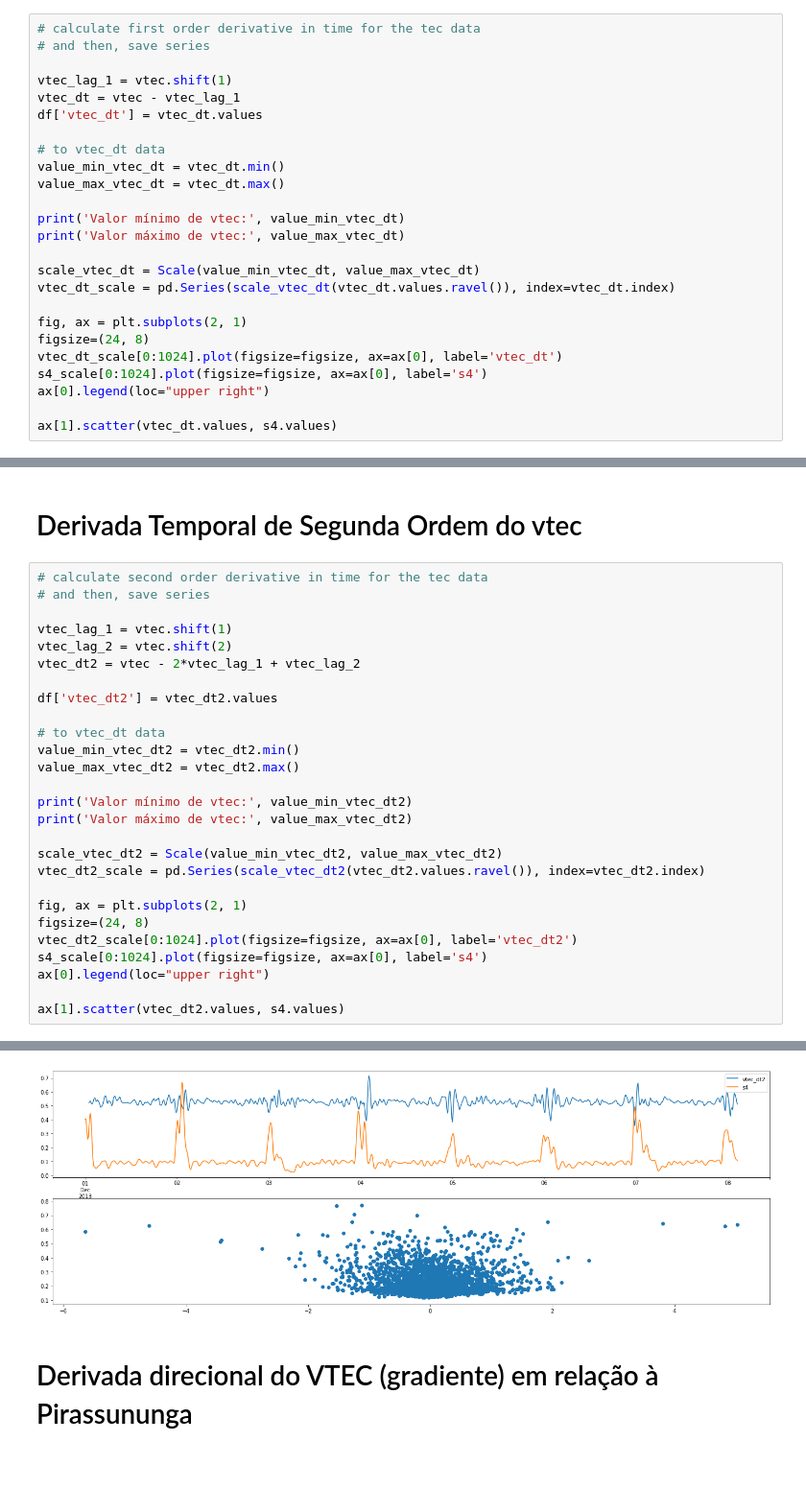
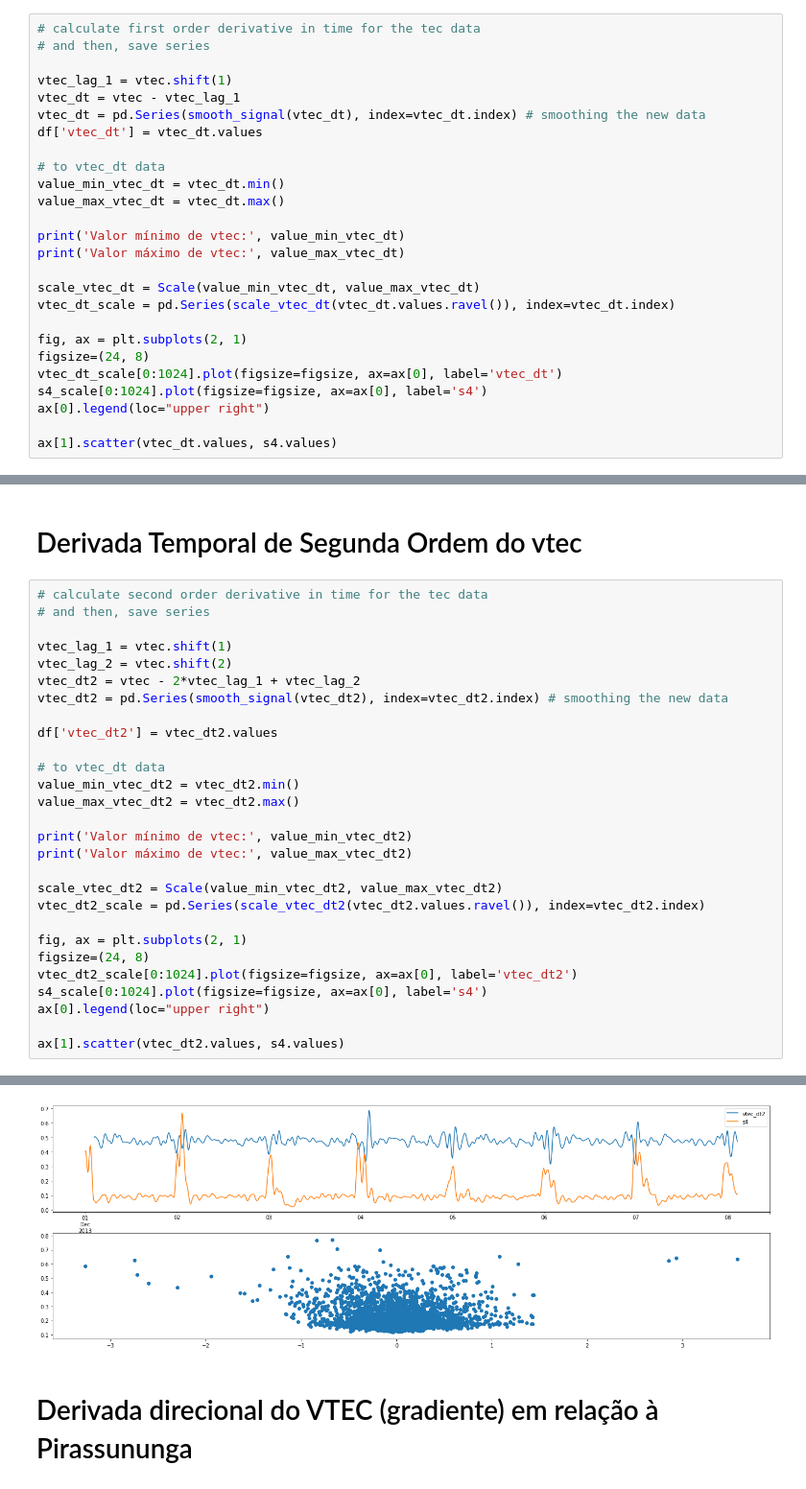
Before and after one commit to retiarus/correlation_vtec_s4, a Jupyter notebook: 06_analise_sj2.ipynb, the cells around one changed output, grey strips where cells are left out. Shown at 96% size. Cells and saved outputs as stored; diff of their text form.

Commit message:
update the notebook, add the time derivative for the gradient vtec, and smoothing of the series used to build the dataframe /data/sj2_analise.pkl

```diff
--- a/06_analise_sj2.ipynb
+++ b/06_analise_sj2.ipynb
@@ -90,6 +91,7 @@ Valor máximo de vtec: 102.68906554876085
 
 vtec_lag_1 = vtec.shift(1)
 vtec_dt = vtec - vtec_lag_1
+vtec_dt = pd.Series(smooth_signal(vtec_dt), index=vtec_dt.index) # smoothing the new data
 df['vtec_dt'] = vtec_dt.values
 
 # to vtec_dt data
@@ -123,6 +125,7 @@ Valor máximo de vtec: 8.451275140526803
 vtec_lag_1 = vtec.shift(1)
 vtec_lag_2 = vtec.shift(2)
 vtec_dt2 = vtec - 2*vtec_lag_1 + vtec_lag_2
+vtec_dt2 = pd.Series(smooth_signal(vtec_dt2), index=vtec_dt2.index) # smoothing the new data
 
 df['vtec_dt2'] = vtec_dt2.values
 
@@ -149,5 +152,5 @@ Valor máximo de vtec: 5.027487793830787
 <matplotlib.collections.PathCollection at 0x...>
-[figure, old version]
+[figure, new version]
 # %% [markdown]
 # Derivada direcional do VTEC (gradiente) em relação à Pirassununga
 # %%
```
Also changed, not shown: parts of 8 cells of this notebook, 1 other file.
